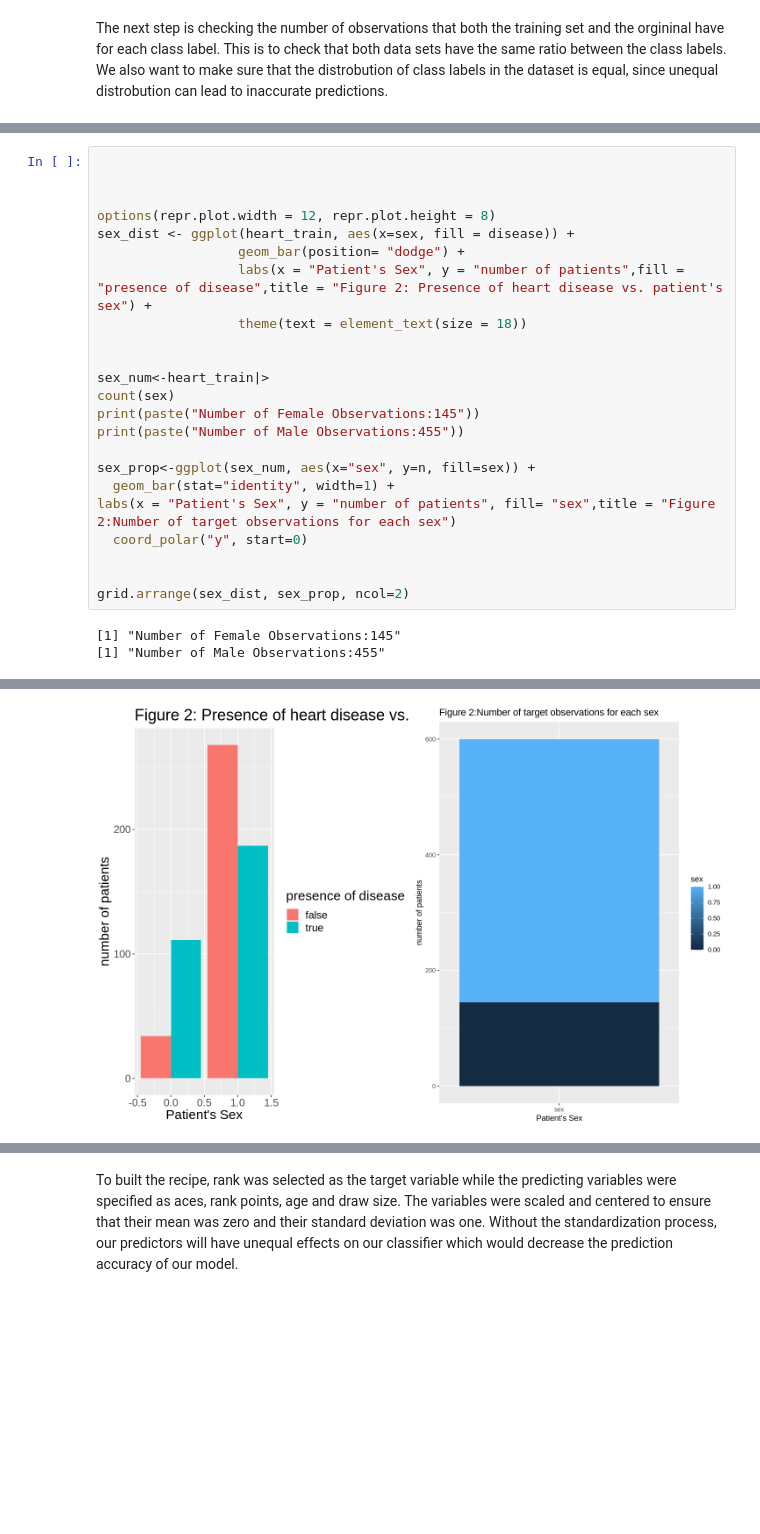
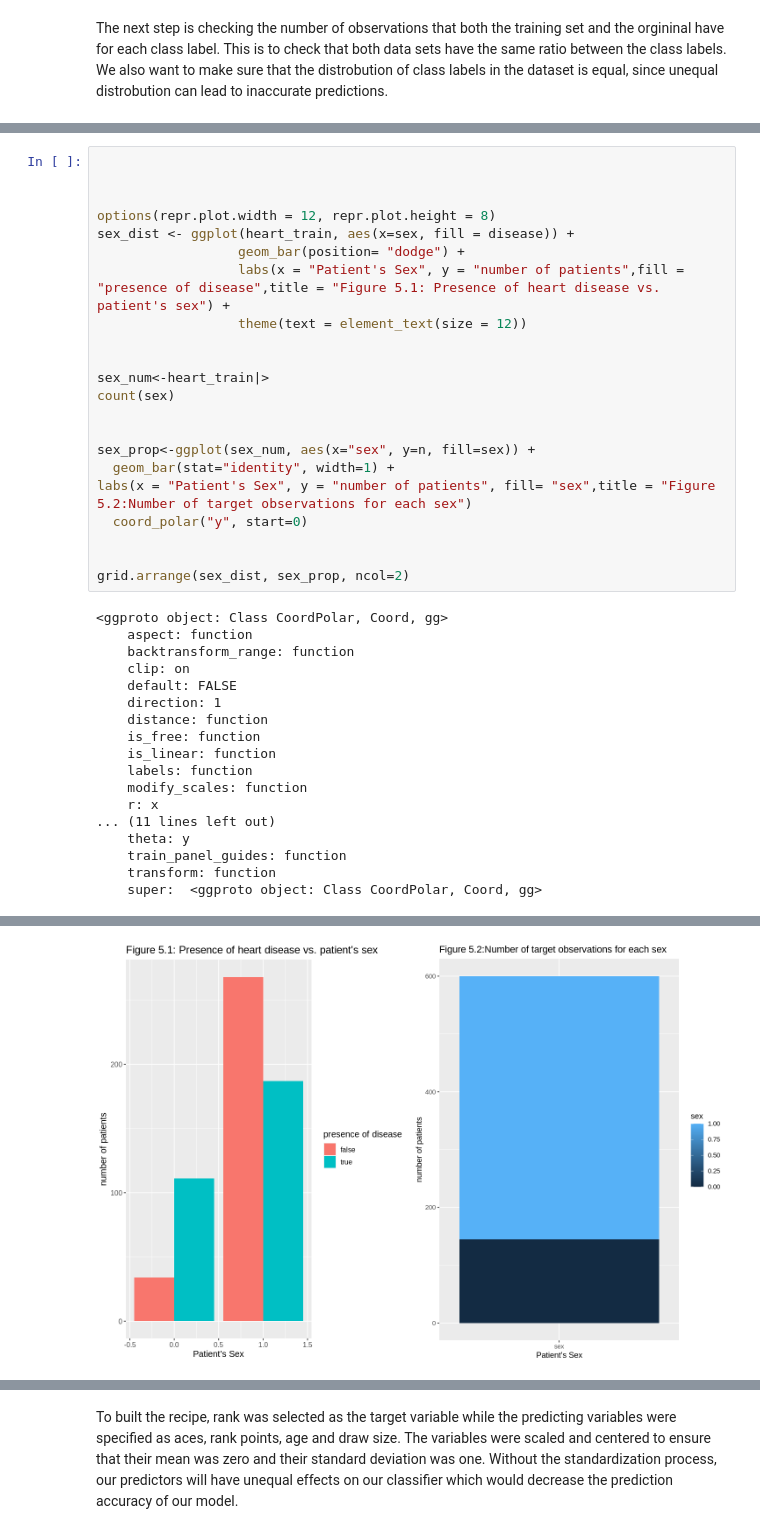
Before and after one commit to ciaraaf/dsci_grp_156, a Jupyter notebook: heart2.ipynb, the cells around one changed output, grey strips where cells are left out. Cells and saved outputs as stored; diff of their text form; blank space fills up the shorter version.

```diff
--- a/heart2.ipynb
+++ b/heart2.ipynb
@@ -346,22 +334,36 @@ disease_dist
 options(repr.plot.width = 12, repr.plot.height = 8)
 sex_dist <- ggplot(heart_train, aes(x=sex, fill = disease)) +
                   geom_bar(position= "dodge") +
-                  labs(x = "Patient's Sex", y = "number of patients",fill = "presence of disease",title = "Figure 2: Presence of heart disease vs. patient's sex") +
-                  theme(text = element_text(size = 18))
+                  labs(x = "Patient's Sex", y = "number of patients",fill = "presence of disease",title = "Figure 5.1: Presence of heart disease vs. patient's sex") +
+                  theme(text = element_text(size = 12))
 
 
 sex_num<-heart_train|>
 count(sex)
-print(paste("Number of Female Observations:145"))
-print(paste("Number of Male Observations:455"))
+
 
 sex_prop<-ggplot(sex_num, aes(x="sex", y=n, fill=sex)) +
   geom_bar(stat="identity", width=1) +
-labs(x = "Patient's Sex", y = "number of patients", fill= "sex",title = "Figure 2:Number of target observations for each sex")
+labs(x = "Patient's Sex", y = "number of patients", fill= "sex",title = "Figure 5.2:Number of target observations for each sex")
   coord_polar("y", start=0)
 
 
 grid.arrange(sex_dist, sex_prop, ncol=2)
 # %% [output]
-[1] "Number of Female Observations:145"
-[1] "Number of Male Observations:455"
+<ggproto object: Class CoordPolar, Coord, gg>
+    aspect: function
+    backtransform_range: function
+    clip: on
+    default: FALSE
+    direction: 1
+    distance: function
+    is_free: function
+    is_linear: function
+    labels: function
+    modify_scales: function
+    r: x
+... (11 lines left out)
+    theta: y
+    train_panel_guides: function
+    transform: function
+    super:  <ggproto object: Class CoordPolar, Coord, gg>
@@ -385,2 +370,2 @@ grid.arrange(sex_dist, sex_prop, ncol=2)
-[figure, old version]
+[figure, new version]
 # %% [markdown]
```
Also changed, not shown: parts of 27 cells of this notebook.
